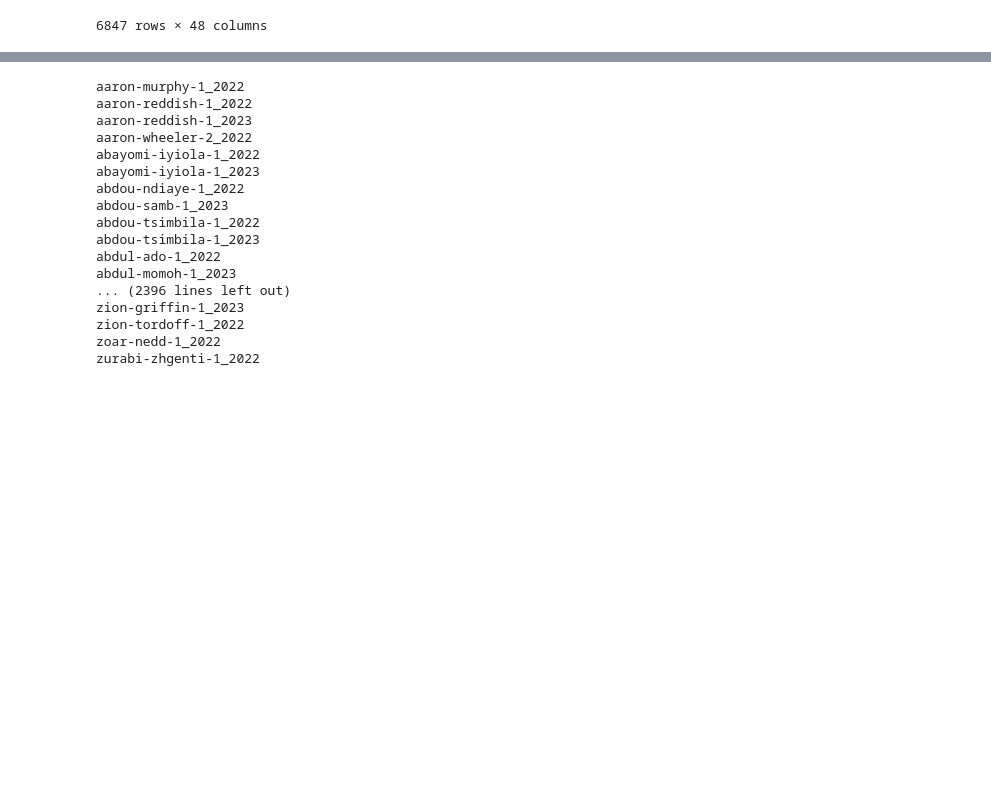
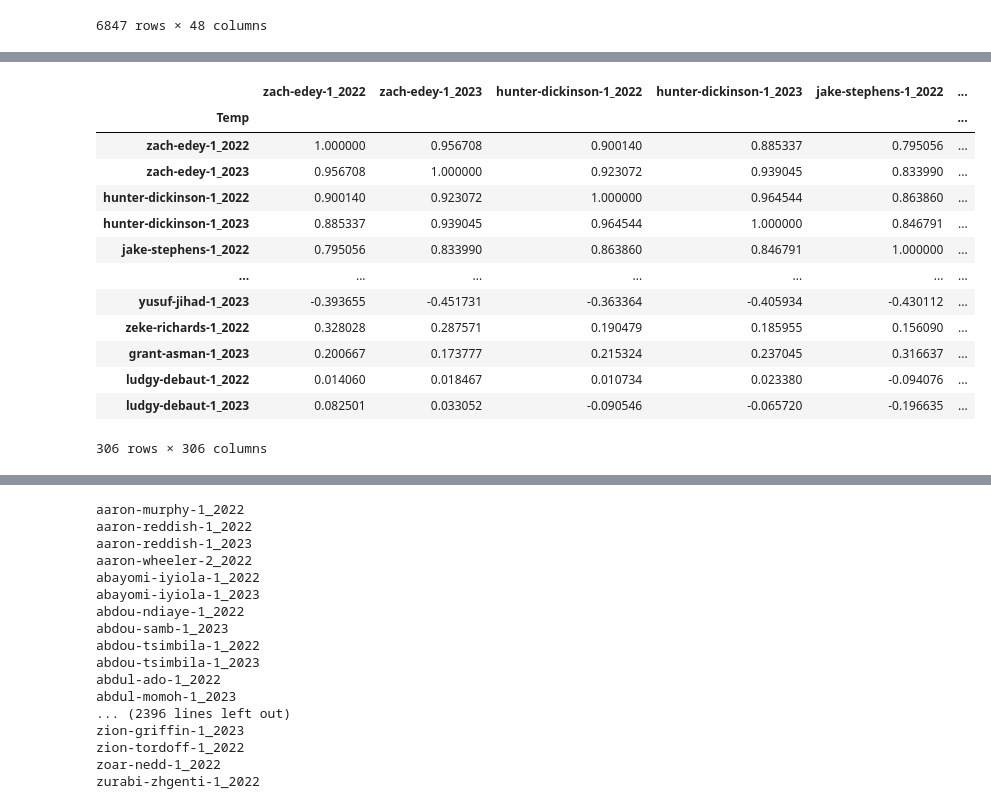
Before and after one commit to zainhoda1/Capstone-project, a Jupyter notebook: Analysis files/player_similarity.ipynb, the cells around one changed output, grey strips where cells are left out. Cells and saved outputs as stored; diff of their text form; code cells hidden in the pictures; blank space fills up the shorter version.

```diff
--- a/Analysis files/player_similarity.ipynb
+++ b/Analysis files/player_similarity.ipynb
@@ -280,0 +293,28 @@ ludgy-debaut-1_2023
+# %%
+#df_c = df_std[df_std['Pos']=='C']
+#df_c = df_c.drop(['Pos'], axis=1)
+df_c_col = list(df_c['Player_Year'])
+df_c = df_c.set_index('Player_Year')
+# %%
+from sklearn.metrics.pairwise import cosine_similarity
+a = cosine_similarity(df_c, df_c)
+df2 = pd.DataFrame(a, columns=df_c_col)
+df2['Temp'] = df_c_col
+df2 = df2.set_index('Temp')
+# %%
+df2
+# %% [output]
+|  | zach-edey-1_2022 | zach-edey-1_2023 | hunter-dickinson-1_2022 | hunter-dickinson-1_2023 | jake-stephens-1_2022 | ... |
+| Temp |  |  |  |  |  | ... |
+| zach-edey-1_2022 | 1.000000 | 0.956708 | 0.900140 | 0.885337 | 0.795056 | ... |
+| zach-edey-1_2023 | 0.956708 | 1.000000 | 0.923072 | 0.939045 | 0.833990 | ... |
+| hunter-dickinson-1_2022 | 0.900140 | 0.923072 | 1.000000 | 0.964544 | 0.863860 | ... |
+| hunter-dickinson-1_2023 | 0.885337 | 0.939045 | 0.964544 | 1.000000 | 0.846791 | ... |
+| jake-stephens-1_2022 | 0.795056 | 0.833990 | 0.863860 | 0.846791 | 1.000000 | ... |
+| ... | ... | ... | ... | ... | ... | ... |
+| yusuf-jihad-1_2023 | -0.393655 | -0.451731 | -0.363364 | -0.405934 | -0.430112 | ... |
+| zeke-richards-1_2022 | 0.328028 | 0.287571 | 0.190479 | 0.185955 | 0.156090 | ... |
+| grant-asman-1_2023 | 0.200667 | 0.173777 | 0.215324 | 0.237045 | 0.316637 | ... |
+| ludgy-debaut-1_2022 | 0.014060 | 0.018467 | 0.010734 | 0.023380 | -0.094076 | ... |
+| ludgy-debaut-1_2023 | 0.082501 | 0.033052 | -0.090546 | -0.065720 | -0.196635 | ... |
+306 rows × 306 columns
```
Also changed, not shown: parts of 8 cells of this notebook.
